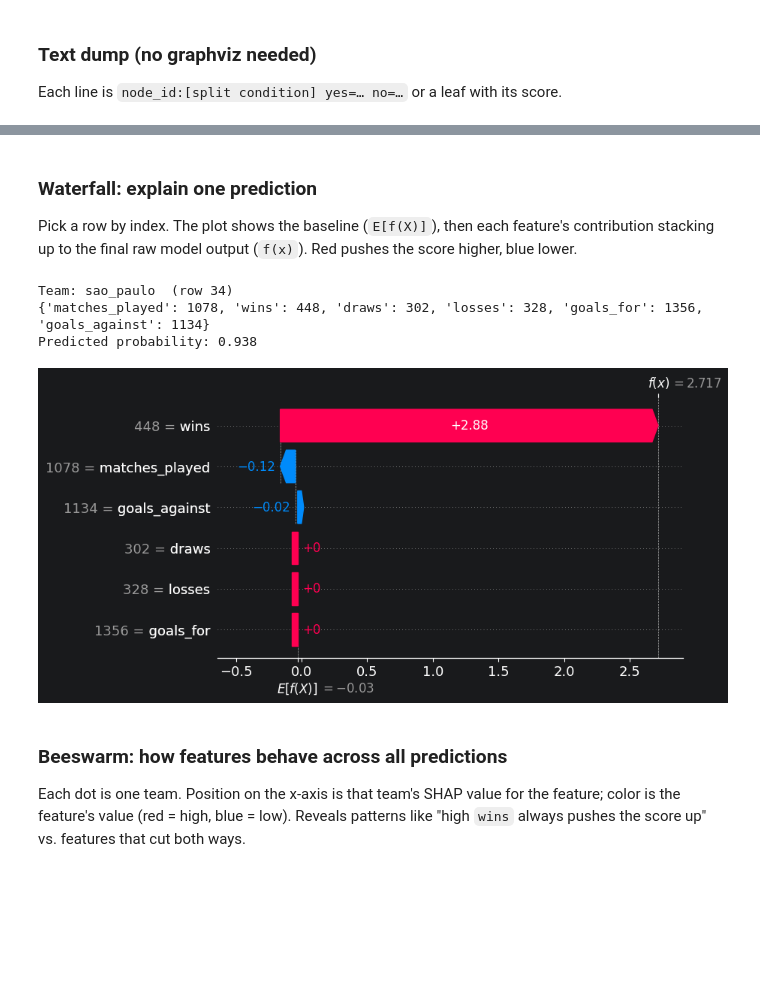
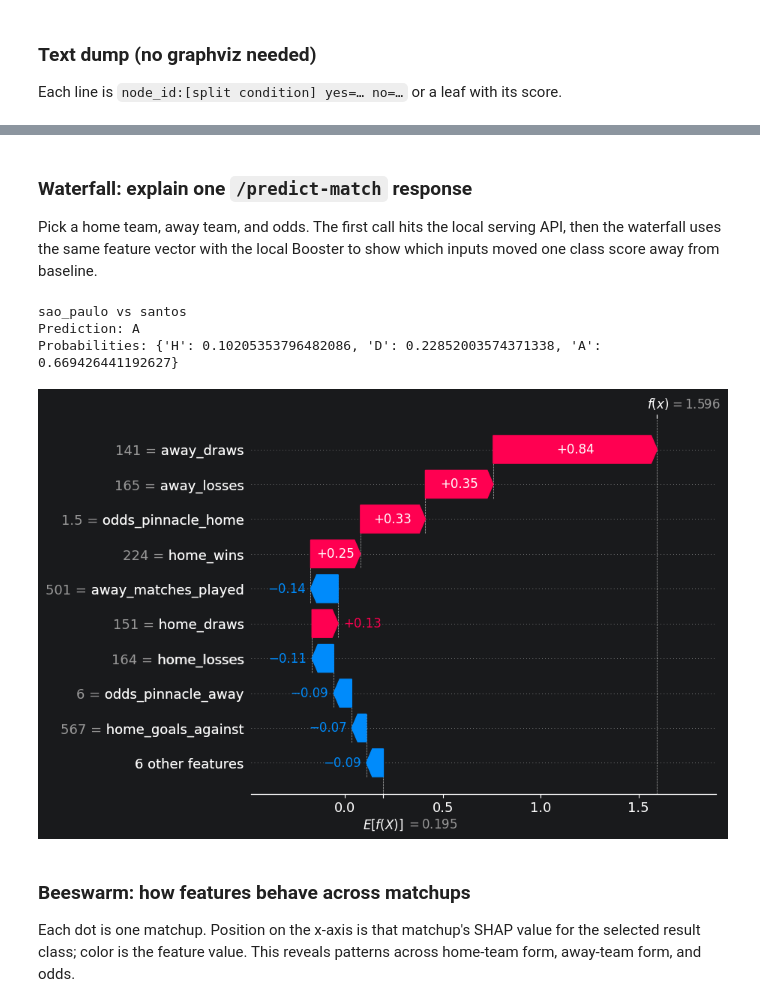
Before and after one commit to rtanizawa/streaming-ml-feature-store, a Jupyter notebook: notebooks/visualize_model.ipynb, the cells around one changed output, grey strips where cells are left out. Cells and saved outputs as stored; diff of their text form; code cells hidden in the pictures; blank space fills up the shorter version.

Commit message:
Update model visualization notebooks

```diff
--- a/notebooks/visualize_model.ipynb
+++ b/notebooks/visualize_model.ipynb
@@ -13,7 +14,7 @@ from pathlib import Path
 import matplotlib.pyplot as plt
 import xgboost as xgb
 
-MODEL_PATH = Path('..') / 'serving' / 'models' / 'model.ubj'
+MODEL_PATH = Path('..') / 'serving' / 'models' / 'match_result_model.ubj'
 
 model = xgb.Booster()
 model.load_model(str(MODEL_PATH))
@@ -112,28 +154,44 @@ Computed SHAP values for 38 teams
 # %% [markdown]
-### Waterfall: explain one prediction
+### Waterfall: explain one `/predict-match` response
 
-Pick a row by index. The plot shows the baseline (`E[f(X)]`), then each feature's contribution
-stacking up to the final raw model output (`f(x)`). Red pushes the score higher, blue lower.
+Pick a home team, away team, and odds. The first call hits the local serving API, then the waterfall uses the
+same feature vector with the local Booster to show which inputs moved one class score away from baseline.
 # %%
-TEAM = 'sao_paulo'
-sample_index = df.index[df['team_name'] == TEAM][0]
+import requests
 
-dmatrix = xgb.DMatrix(X.iloc[[sample_index]].values, feature_names=FEATURES)
-prob = model.predict(dmatrix)[0]
+PREDICT_MATCH_URL = 'http://localhost:8000/predict-match'
+payload = {
+    'home_team': 'sao_paulo',
+    'away_team': 'santos',
+    'odds_pinnacle_home': 1.5,
+    'odds_pinnacle_draw': 4.0,
+    'odds_pinnacle_away': 6.0,
+}
 
-print(f'Team: {TEAM}  (row {sample_index})')
-print(df.iloc[sample_index][FEATURES].to_dict())
-print(f'Predicted probability: {prob:.3f}')
-shap.plots.waterfall(shap_values[sample_index])
+response = requests.post(PREDICT_MATCH_URL, json=payload, timeout=10)
+response.raise_for_status()
+prediction = response.json()
+
+match_features = {f"home_{f}": team_stats.loc[payload["home_team"], f] for f in TEAM_FEATURES}
+match_features.update({f"away_{f}": team_stats.loc[payload["away_team"], f] for f in TEAM_FEATURES})
+match_features.update({f: payload[f] for f in ODDS_FEATURES})
+sample = pd.DataFrame([match_features], columns=FEATURES).astype(float)
+
+class_index = ["H", "D", "A"].index(prediction["prediction"])
+sample_shap = explainer(sample)
+
+print(f'{prediction["home_team"]} vs {prediction["away_team"]}')
+print(f'Prediction: {prediction["prediction"]}')
+print(f'Probabilities: {prediction["probabilities"]}')
+shap.plots.waterfall(sample_shap[0, :, class_index])
 # %% [output]
-Team: sao_paulo  (row 34)
-{'matches_played': 1078, 'wins': 448, 'draws': 302, 'losses': 328, 'goals_for': 1356, 'goals_against': 1134}
-Predicted probability: 0.938
+sao_paulo vs santos
+Prediction: A
+Probabilities: {'H': 0.10205353796482086, 'D': 0.22852003574371338, 'A': 0.669426441192627}
-[figure, old version]
+[figure, new version]
 # %% [markdown]
-### Beeswarm: how features behave across all predictions
+### Beeswarm: how features behave across matchups
 
-Each dot is one team. Position on the x-axis is that team's SHAP value for the feature; color is
-the feature's value (red = high, blue = low). Reveals patterns like "high `wins` always pushes
-the score up" vs. features that cut both ways.
+Each dot is one matchup. Position on the x-axis is that matchup's SHAP value for the selected result class;
+color is the feature value. This reveals patterns across home-team form, away-team form, and odds.
 # %%
```
Also changed, not shown: parts of 8 cells of this notebook, 1 other file.
